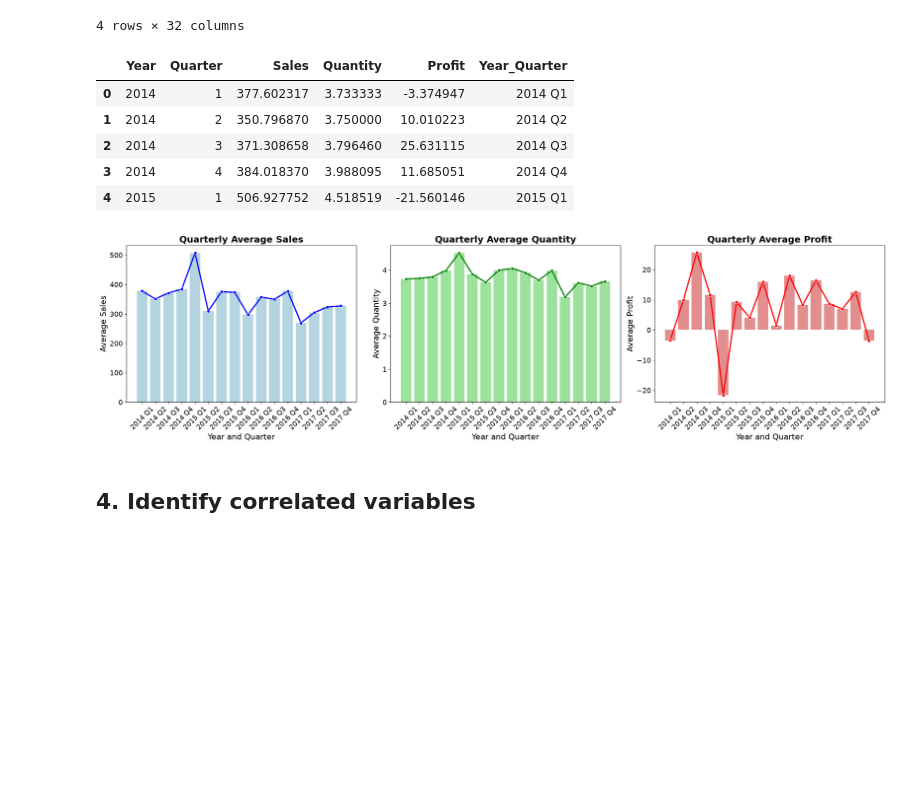
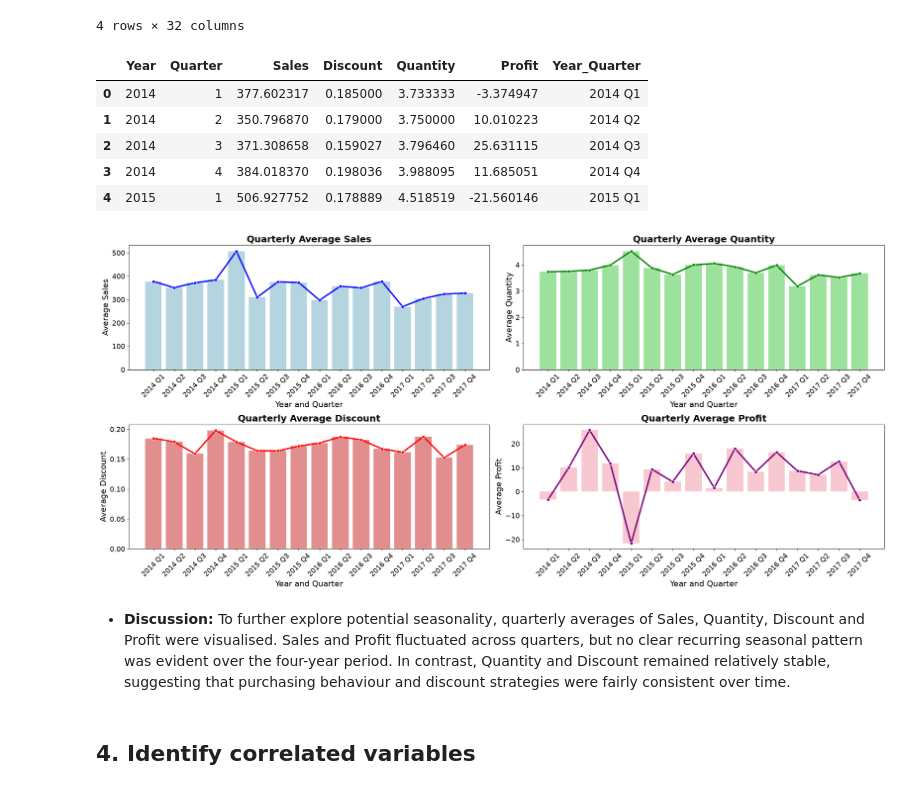
Before and after one commit to Ivy219/2026-Phase-2-Data-Science-IvyTANG, a Jupyter notebook: Part1/part1-submission.ipynb, the cells around one changed output. Saved outputs shown, nothing was run; the diff lists cells and outputs as text; code cells hidden in the pictures; blank space fills up the shorter version.

```diff
--- a/Part1/part1-submission.ipynb
+++ b/Part1/part1-submission.ipynb
@@ -55,6 +99,4 @@ The number of duplicate records is: 0
 # %%
-xsales_data['Order Date'] = pd.to_datetime(xsales_data['Order Date'])
-xsales_data['Ship Date'] = pd.to_datetime(xsales_data['Ship Date'])
 print('Data covers from {} to {}'.format(xsales_data['Order Date'].min(), xsales_data['Order Date'].max()))
 # %% [output]
 Data covers from 2014-01-06 00:00:00 to 2017-12-30 00:00:00
@@ -96,9 +140,10 @@ titles = [
 title_style = {
     'fontsize': 18,
     'fontweight': 'bold',
-    'color': 'blue'
+    'color': 'black'
 }
 
+# set all x and y labels with font size 16; set all ticks with font size 14
 label_size = 16
 tick_size = 14
 
@@ -115,7 +160,7 @@ for ax, title in zip(axes.flat, titles):
     # Tick labels
     ax.tick_params(axis='both', labelsize=tick_size)
 
-# set all x and y labels with font size 16; set all x ticks with font size 12
+
 plt.tight_layout()
 plt.show()
 # %% [output]
@@ -330,7 +357,7 @@ xsales_data['Quarter'] = xsales_data['Order Date'].dt.quarter
 # Calculate quarterly average for sales, quantity and profit
 quarterly_avg_by_yr = (
     xsales_data
-    .groupby(['Year', 'Quarter'])[['Sales', 'Quantity', 'Profit']]
+    .groupby(['Year', 'Quarter'])[['Sales', 'Discount', 'Quantity', 'Profit']]
     .mean()
     .reset_index()
 )
@@ -342,20 +369,21 @@ quarterly_avg_by_yr['Year_Quarter'] = (
 
 quarterly_avg_by_yr.head()
 # %% [output]
-|  | Year | Quarter | Sales | Quantity | Profit | Year_Quarter |
-| 0 | 2014 | 1 | 377.602317 | 3.733333 | -3.374947 | 2014 Q1 |
-| 1 | 2014 | 2 | 350.796870 | 3.750000 | 10.010223 | 2014 Q2 |
-| 2 | 2014 | 3 | 371.308658 | 3.796460 | 25.631115 | 2014 Q3 |
-| 3 | 2014 | 4 | 384.018370 | 3.988095 | 11.685051 | 2014 Q4 |
-| 4 | 2015 | 1 | 506.927752 | 4.518519 | -21.560146 | 2015 Q1 |
+|  | Year | Quarter | Sales | Discount | Quantity | Profit | Year_Quarter |
+| 0 | 2014 | 1 | 377.602317 | 0.185000 | 3.733333 | -3.374947 | 2014 Q1 |
+| 1 | 2014 | 2 | 350.796870 | 0.179000 | 3.750000 | 10.010223 | 2014 Q2 |
+| 2 | 2014 | 3 | 371.308658 | 0.159027 | 3.796460 | 25.631115 | 2014 Q3 |
+| 3 | 2014 | 4 | 384.018370 | 0.198036 | 3.988095 | 11.685051 | 2014 Q4 |
+| 4 | 2015 | 1 | 506.927752 | 0.178889 | 4.518519 | -21.560146 | 2015 Q1 |
 # %%
 # Visualise with bar charts
-fig, axes = plt.subplots(1, 3, figsize=(22, 6))
+fig, axes = plt.subplots(2, 2, figsize=(22, 10))
 
-metrics = ['Sales', 'Quantity', 'Profit']
+metrics = ['Sales', 'Quantity', 'Discount', 'Profit']
 titles = [
     'Quarterly Average Sales',
     'Quarterly Average Quantity',
+    'Quarterly Average Discount',
     'Quarterly Average Profit'
 ]
 
@@ -365,45 +393,70 @@ title_style = {
     'color': 'black'
 }
 
-bar_colors = ['lightblue', 'lightgreen', 'lightcoral']
-line_colors = ['blue', 'green', 'red']
+bar_colors = ['lightblue', 'lightgreen', 'lightcoral', 'pink']
+line_colors = ['blue', 'green', 'red', 'purple']
 
 for ax, metric, title, color, line_color in zip(
     axes,
     metrics,
     titles,
     bar_colors,
     line_colors
 ):
 
-    sns.barplot(
-        data=quarterly_avg_by_yr,
-        x='Year_Quarter',
-        y=metric,
-        color=color,
-        ax=ax
-    )
+    for ax, metric, title, color, line_color in zip(
+        axes.flatten(),
+        metrics,
+        titles,
+        bar_colors,
+        line_colors
+    ):
+        sns.barplot(
+            data=quarterly_avg_by_yr,
+            x='Year_Quarter',
+            y=metric,
+            color=color,
+            ax=ax
+        )
+
+        sns.lineplot(
+            data=quarterly_avg_by_yr,
+            x='Year_Quarter',
+            y=metric,
+            color=line_color,
+            marker='o',
+            linewidth=2.5,
+            ax=ax
+        )
+
+        ax.set_title(title, **title_style)
+        ax.set_xlabel('Year and Quarter', fontsize=16)
+        ax.set_ylabel(f'Average {metric}', fontsize=16)
+        ax.tick_params(axis='both', labelsize=14)
+        ax.tick_params(axis='x', rotation=45)
 
     sns.lineplot(
         data=quarterly_avg_by_yr,
         x='Year_Quarter',
         y=metric,
         color=line_color,
         marker='o',
         linewidth=2.5,
         ax=ax
     )
 
     ax.set_title(title, **title_style)
     ax.set_xlabel('Year and Quarter', fontsize=16)
     ax.set_ylabel(f'Average {metric}', fontsize=16)
     ax.tick_params(axis='both', labelsize=14)
     ax.tick_params(axis='x', rotation=45)
 
 plt.tight_layout()
 plt.show()
 # %% [output]
-[figure, old version]
+[figure, new version]
+# %% [markdown]
+* **Discussion:** To further explore potential seasonality, quarterly averages of Sales, Quantity, Discount and Profit were visualised. Sales and Profit fluctuated across quarters, but no clear recurring seasonal pattern was evident over the four-year period. In contrast, Quantity and Discount remained relatively stable, suggesting that purchasing behaviour and discount strategies were fairly consistent over time.
 # %% [markdown]
 ## 4. Identify correlated variables
 # %%
```
Also changed, not shown: parts of 32 cells of this notebook.
